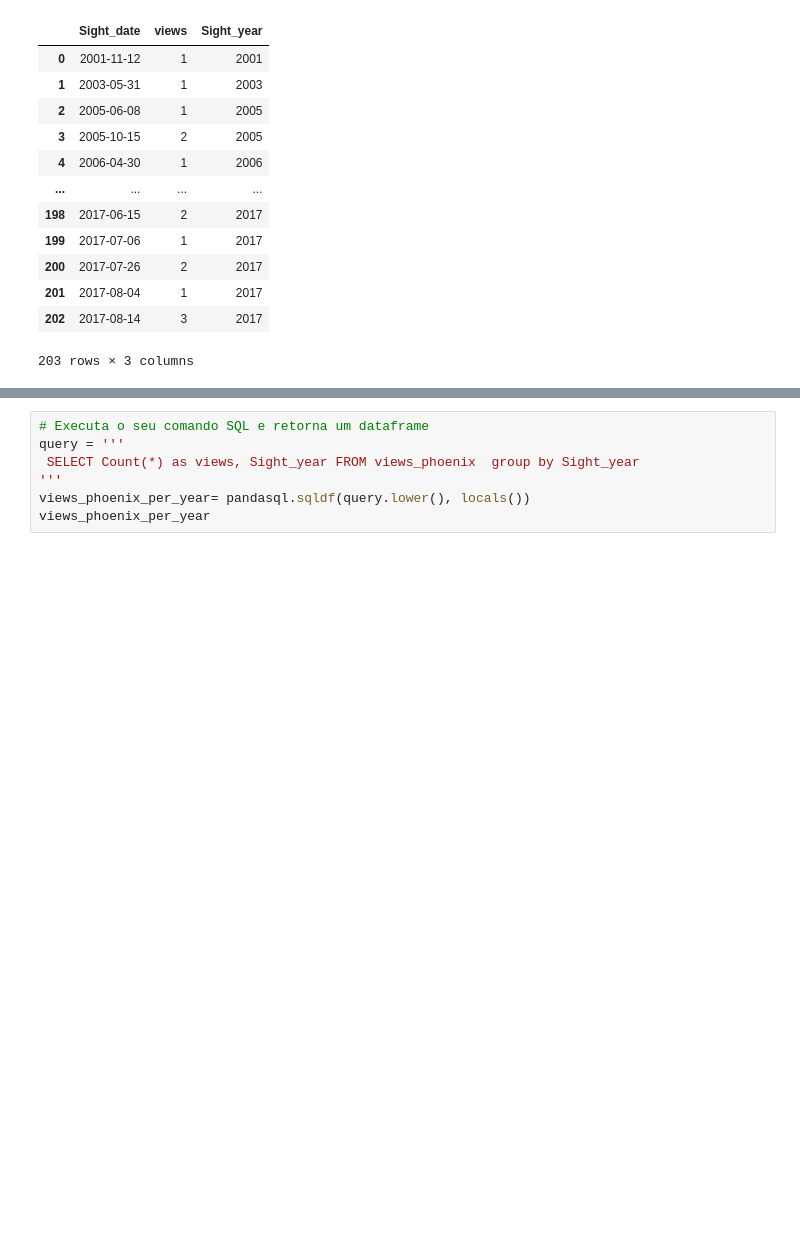
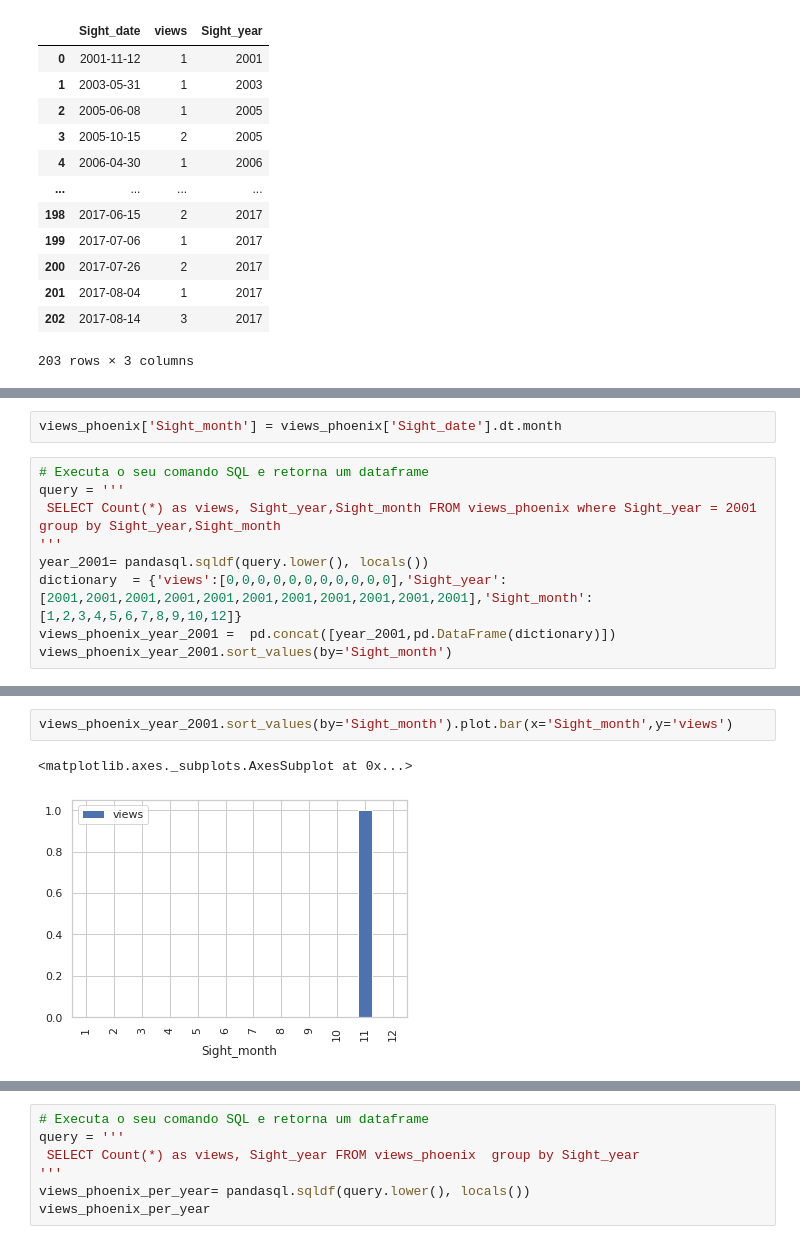
Before and after one commit to douglasshibata/DataSciencePandas, a Jupyter notebook: 5_12_Análise_temporal.ipynb, the cells around one changed output, grey strips where cells are left out. Drawn from its saved outputs; the diff is of its cells as text; blank space fills up the shorter version.

```diff
--- a/5_12_Análise_temporal.ipynb
+++ b/5_12_Análise_temporal.ipynb
@@ -112,0 +118,11 @@ views_phoenix
+# %%
+views_phoenix['Sight_month'] = views_phoenix['Sight_date'].dt.month
+# %%
+# Executa o seu comando SQL e retorna um dataframe
+query = '''
+ SELECT Count(*) as views, Sight_year,Sight_month FROM views_phoenix where Sight_year = 2001 group by Sight_year,Sight_month
+'''
+year_2001= pandasql.sqldf(query.lower(), locals())
+dictionary  = {'views':[0,0,0,0,0,0,0,0,0,0,0],'Sight_year':[2001,2001,2001,2001,2001,2001,2001,2001,2001,2001,2001],'Sight_month':[1,2,3,4,5,6,7,8,9,10,12]}
+views_phoenix_year_2001 =  pd.concat([year_2001,pd.DataFrame(dictionary)])
+views_phoenix_year_2001.sort_values(by='Sight_month')
@@ -112,0 +143,5 @@ views_phoenix
+# %%
+views_phoenix_year_2001.sort_values(by='Sight_month').plot.bar(x='Sight_month',y='views')
+# %% [output]
+<matplotlib.axes._subplots.AxesSubplot at 0x...>
+[figure, added]
```
Also changed, not shown: parts of 31 cells of this notebook.
